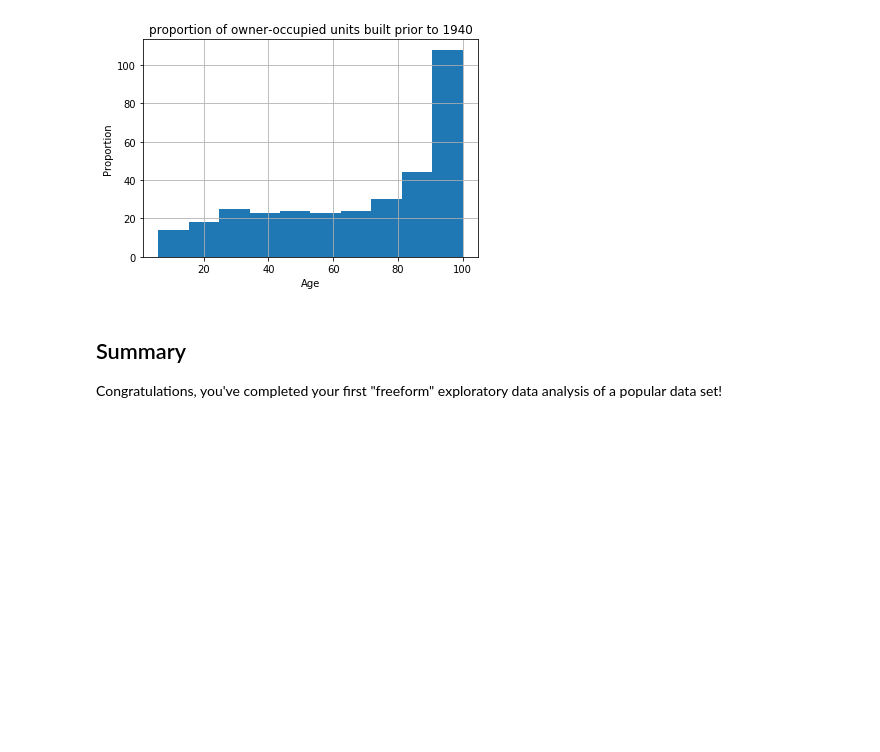
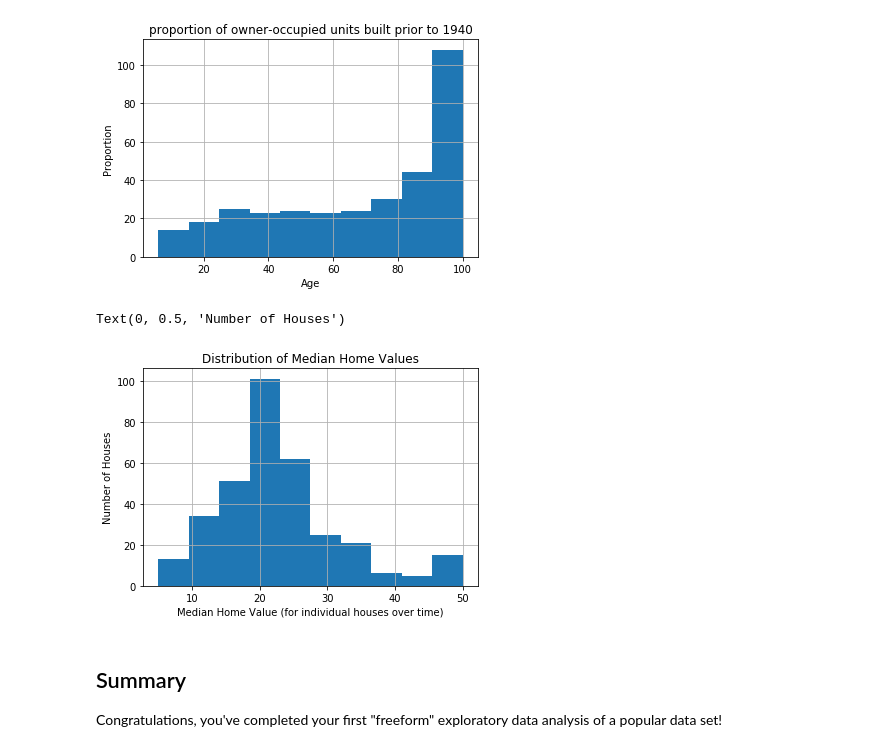
Before and after one commit to Rimab55/dsc-1-03-16-eda-with-pandas-using-the-boston-housing-data-lab-nyc-ds-career-012819, a Jupyter notebook: index.ipynb, the cells around one changed output. Saved outputs shown, nothing was run; the diff lists cells and outputs as text; code cells hidden in the pictures; blank space fills up the shorter version.

```diff
--- a/index.ipynb
+++ b/index.ipynb
@@ -117,6 +117,15 @@ plt.ylabel('Proportion')
 # %% [output]
 Text(0, 0.5, 'Proportion')
 [figure]
+# %%
+#Plot 2
+df.medv.hist()
+plt.title('Distribution of Median Home Values')
+plt.xlabel('Median Home Value (for individual houses over time)')
+plt.ylabel('Number of Houses')
+# %% [output]
+Text(0, 0.5, 'Number of Houses')
+[figure, added]
 # %% [markdown]
 ## Summary
 
```
